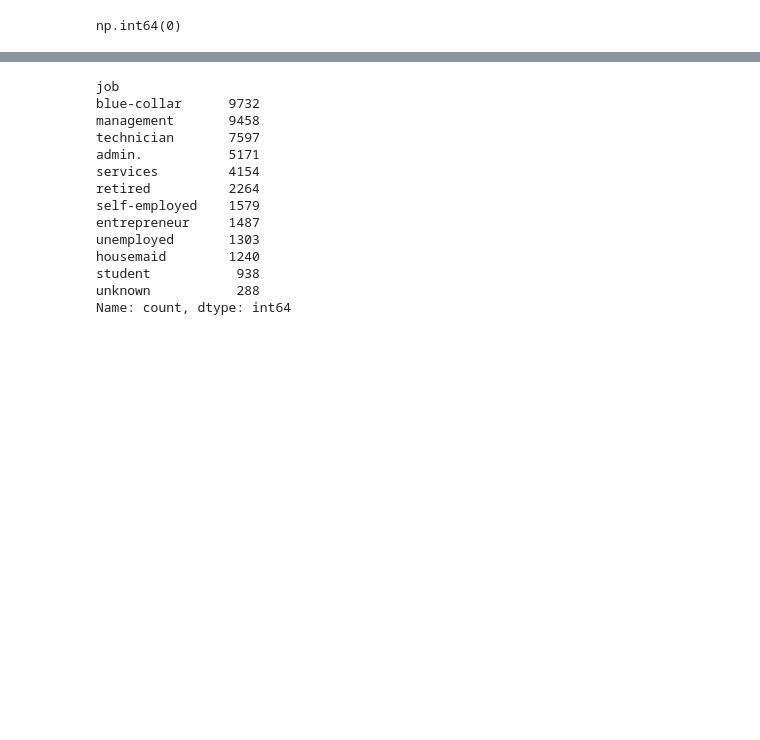
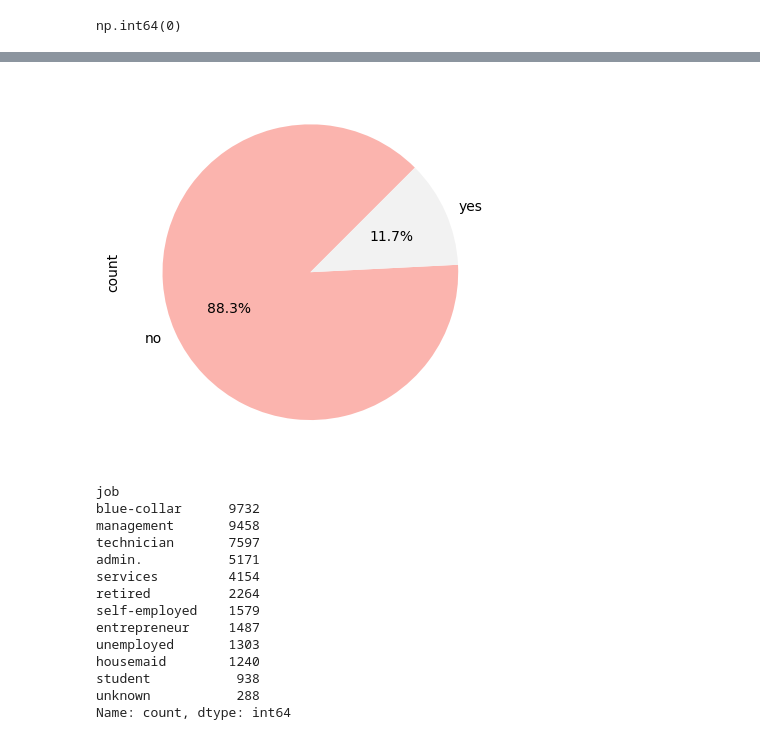
Before and after one commit to amcucunuba/amcucunubar.github.io, a Jupyter notebook: projects/marketing-analysis/marketing_analysis.ipynb, the cells around one changed output, grey strips where cells are left out. Saved outputs shown, nothing was run; the diff lists cells and outputs as text; code cells hidden in the pictures; blank space fills up the shorter version.

```diff
--- a/projects/marketing-analysis/marketing_analysis.ipynb
+++ b/projects/marketing-analysis/marketing_analysis.ipynb
@@ -118,3 +125,8 @@ Name: age, dtype: float64
+# %%
+df['y'].value_counts().plot(kind="pie", autopct='%1.1f%%', startangle=45, cmap="Pastel1")
+plt.show()
+# %% [output]
+[figure, added]
 # %%
 
 df['job'].value_counts()
```
Also changed, not shown: parts of 19 cells of this notebook, 6 other files.
